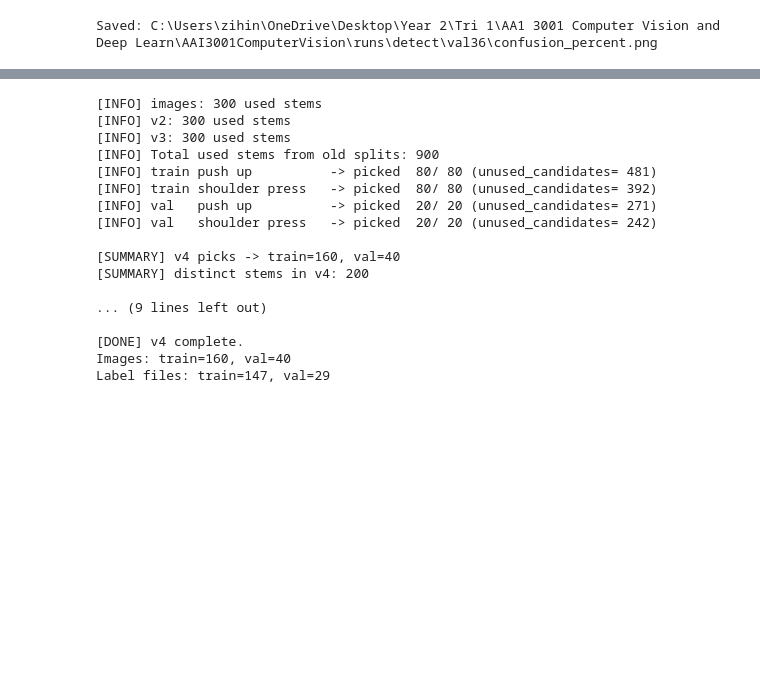
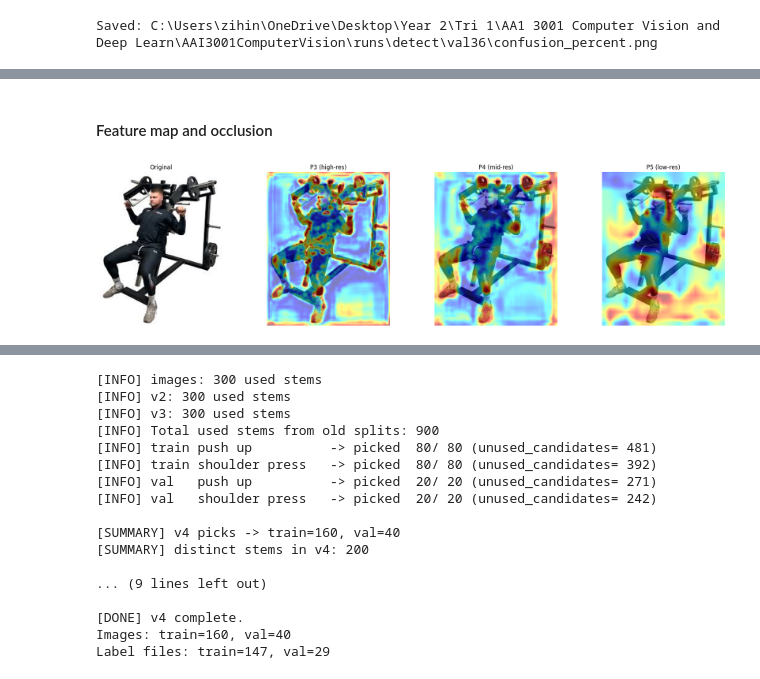
Before and after one commit to Dionkcq/AAI3001ComputerVision, a Jupyter notebook: ObjectDetection.ipynb, the cells around one changed output, grey strips where cells are left out. Drawn from its saved outputs; the diff is of its cells as text; code cells hidden in the pictures; blank space fills up the shorter version.

```diff
--- a/annotatev2.ipynb
+++ b/ObjectDetection.ipynb
@@ -1358,0 +1399,67 @@ Saved: C:\Users\zihin\OneDrive\Desktop\Year 2\Tri 1\AA1 3001 Computer Vision and
+# %% [markdown]
+#### Feature map and occlusion
+# %%
+IMGSZ = 896
+PERC  = (2, 98)   # percentile scaling for contrast
+
+# --- 2) helpers ---
+def _find_detect(net):
+    for m in net.modules():
+        if m.__class__.__name__.lower() == "detect":
+            return m
+    raise RuntimeError("Detect head not found")
+
+def _fmap_to_heat(feat, perc=PERC):
+    # feat: [C,H,W] tensor (on CPU). Use L2 energy across channels for sharper maps.
+    feat = feat.float().cpu()
+    heat = torch.sqrt((feat**2).mean(dim=0) + 1e-9).numpy()
+    lo, hi = np.percentile(heat, perc)
+    heat = np.clip((heat - lo) / (hi - lo + 1e-6), 0, 1)
+    return heat
+
+def _overlay(bgr, heat, alpha=0.5):
+    H, W = bgr.shape[:2]
+    hm = cv2.applyColorMap((cv2.resize((heat*255).astype(np.uint8), (W, H))), cv2.COLORMAP_JET)
+    out = (alpha*hm + (1-alpha)*bgr).astype(np.uint8)
+    return cv2.cvtColor(out, cv2.COLOR_BGR2RGB)  # for plt.imshow()
+
+def get_pyramid(yolo, bgr, imgsz=IMGSZ):
+    """Returns list of tensors [P3, P4, P5], each as [C,H,W] on CPU."""
+    net = yolo.model
+    detect = _find_detect(net)
+    buf = {}
+
+    def hook(m, inp, out):
+        x = inp[0] if isinstance(inp, (list, tuple)) else inp
+        xs = x if isinstance(x, (list, tuple)) else [x]   # [P3, P4, P5]
+        buf["pyr"] = [xi.detach()[0].cpu() for xi in xs]  # take batch idx 0
+
+    h = detect.register_forward_hook(hook)
+    yolo.predict([bgr], imgsz=imgsz, conf=0.01, iou=0.5, save=False, workers=0, verbose=False)
+    h.remove()
+    if "pyr" not in buf:
+        raise RuntimeError("Could not capture Detect inputs.")
+    return buf["pyr"]
+
+# --- 3) run on one image and SHOW inline ---
+WEIGHTS = r"C:\Users\zihin\OneDrive\Desktop\Year 2\Tri 1\AA1 3001 Computer Vision and Deep Learn\AAI3001ComputerVision\runs\exercise_v3best\weights\best.pt"
+INPUT   =  r"C:\Users\zihin\OneDrive\Desktop\Year 2\Tri 1\AA1 3001 Computer Vision and Deep Learn\AAI3001ComputerVision\test_images\test_ohp_5.jpg"
+
+y = YOLO(WEIGHTS)
+bgr = cv2.imread(INPUT); assert bgr is not None, "Image not found"
+
+pyr = get_pyramid(y, bgr)  # list of [C,H,W] tensors
+names = ["P3 (high-res)", "P4 (mid-res)", "P5 (low-res)"][:len(pyr)]
+
+# show original + overlays
+fig, axes = plt.subplots(1, len(pyr)+1, figsize=(5*(len(pyr)+1), 5))
+axes[0].imshow(cv2.cvtColor(bgr, cv2.COLOR_BGR2RGB)); axes[0].set_title("Original"); axes[0].axis("off")
+
+for ax, name, feat in zip(axes[1:], names, pyr):
+    heat = _fmap_to_heat(feat)
+    vis  = _overlay(bgr, heat, alpha=0.5)
+    ax.imshow(vis); ax.set_title(name); ax.axis("off")
+
+plt.tight_layout(); plt.show()
+# %% [output]
+[figure, added]
```
Also changed, not shown: parts of 34 cells of this notebook, 3 other files.
